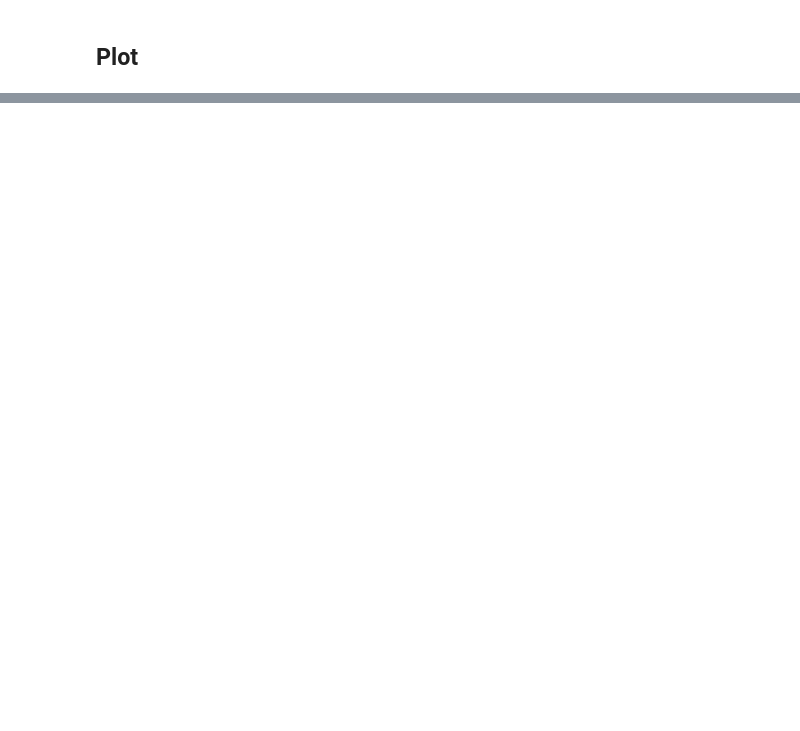
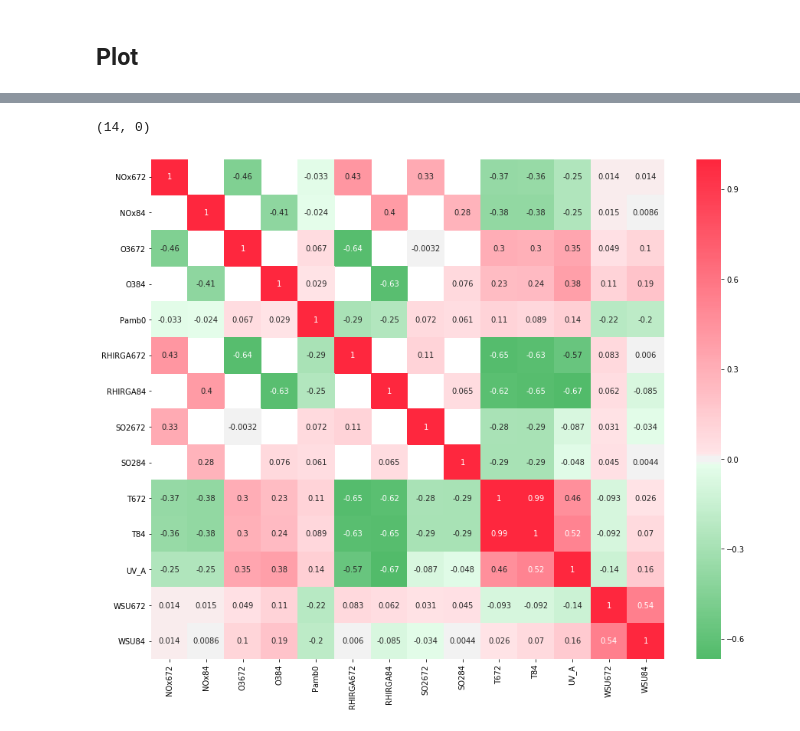
Before and after one commit to vietle94/NPF-smearII, a Jupyter notebook: Project.ipynb, the cells around one changed output, grey strips where cells are left out. Saved outputs shown, nothing was run; the diff lists cells and outputs as text; code cells hidden in the pictures; blank space fills up the shorter version.

```diff
--- a/Project.ipynb
+++ b/Project.ipynb
@@ -144,0 +111,7 @@ fig.subplots_adjust(left=None, bottom=None, right=None, top=None, wspace=None, h
+# %%
+fig, ax = plt.subplots(figsize = (15,12))
+sns.heatmap(df.corr(), cmap = sns.diverging_palette(h_neg=130, h_pos=10, s=99, l=55, sep=3, as_cmap=True), center=0.00, ax = ax, annot = True)
+ax.set_ylim(14,0)
+# %% [output]
+(14, 0)
+[figure, added]
```
Also changed, not shown: parts of 61 cells of this notebook, 2 other files.
